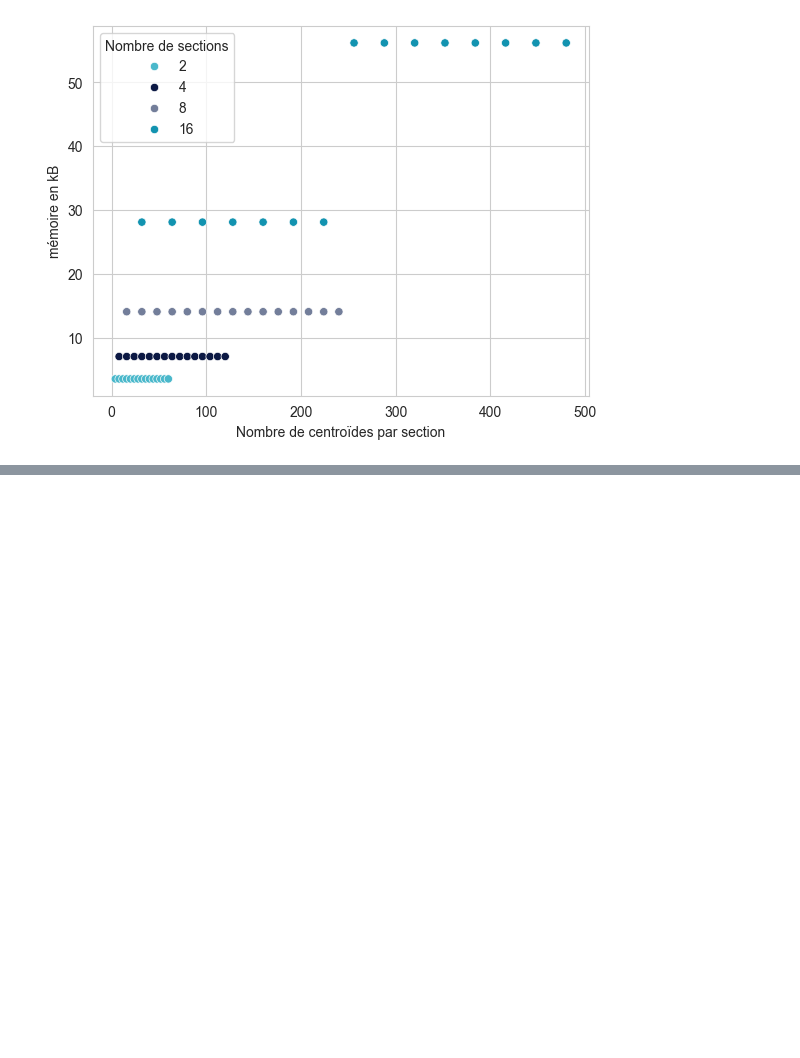
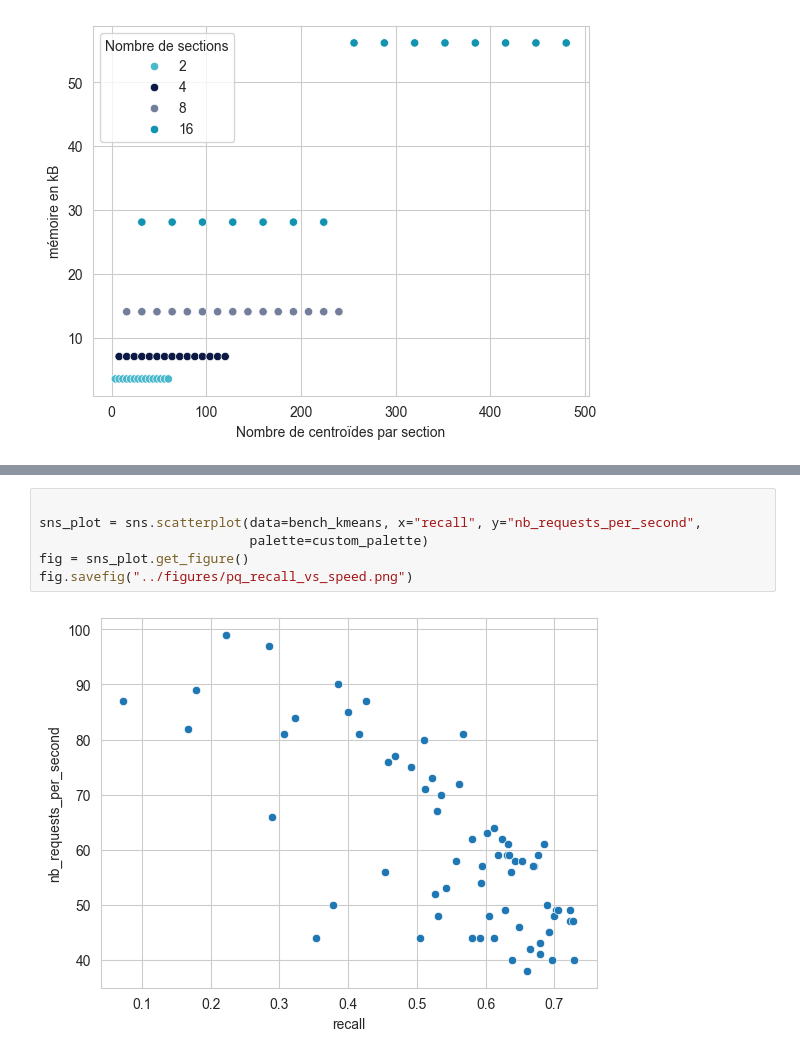
Before and after one commit to AurelienMassiot/simple_vector_db, a Jupyter notebook: notebooks/01_Product_quantization_bench.ipynb, the cells around one changed output, grey strips where cells are left out. Saved outputs shown, nothing was run; the diff lists cells and outputs as text; blank space fills up the shorter version.

```diff
--- a/notebooks/01_Product_quantization_bench.ipynb
+++ b/notebooks/01_Product_quantization_bench.ipynb
@@ -96,0 +123,8 @@ fig.savefig("../figures/memory_vs_params.png")
+# %%
+
+sns_plot = sns.scatterplot(data=bench_kmeans, x="recall", y="nb_requests_per_second",
+                           palette=custom_palette)
+fig = sns_plot.get_figure()
+fig.savefig("../figures/pq_recall_vs_speed.png")
+# %% [output]
+[figure, added]
```
Also changed, not shown: parts of 7 cells of this notebook, 4 other files.
